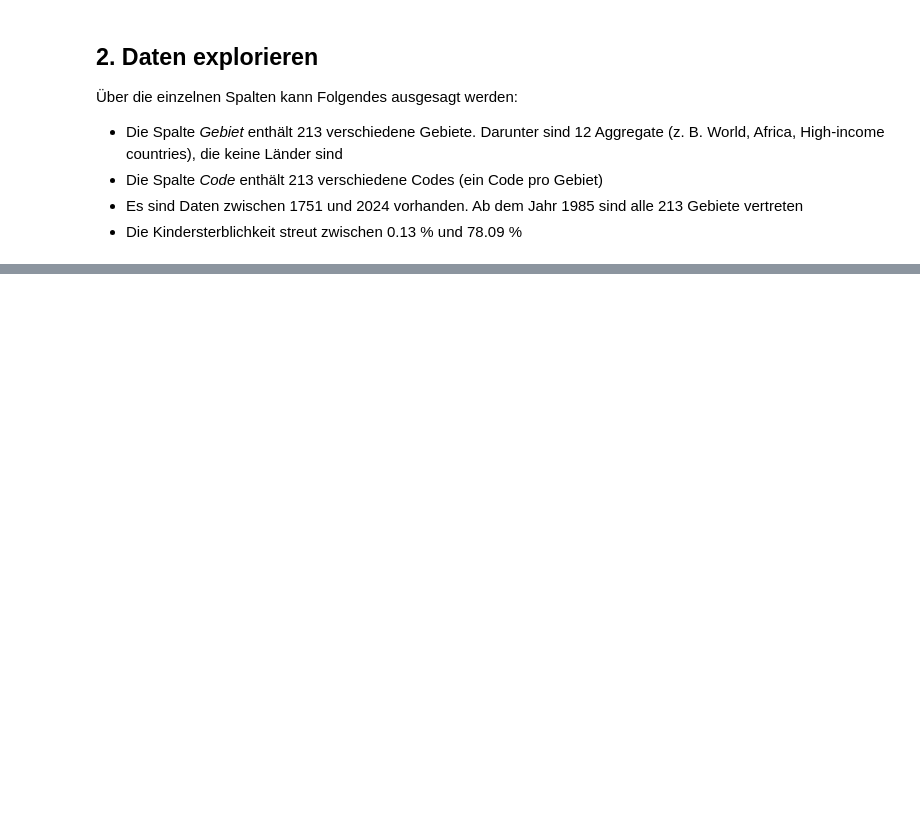
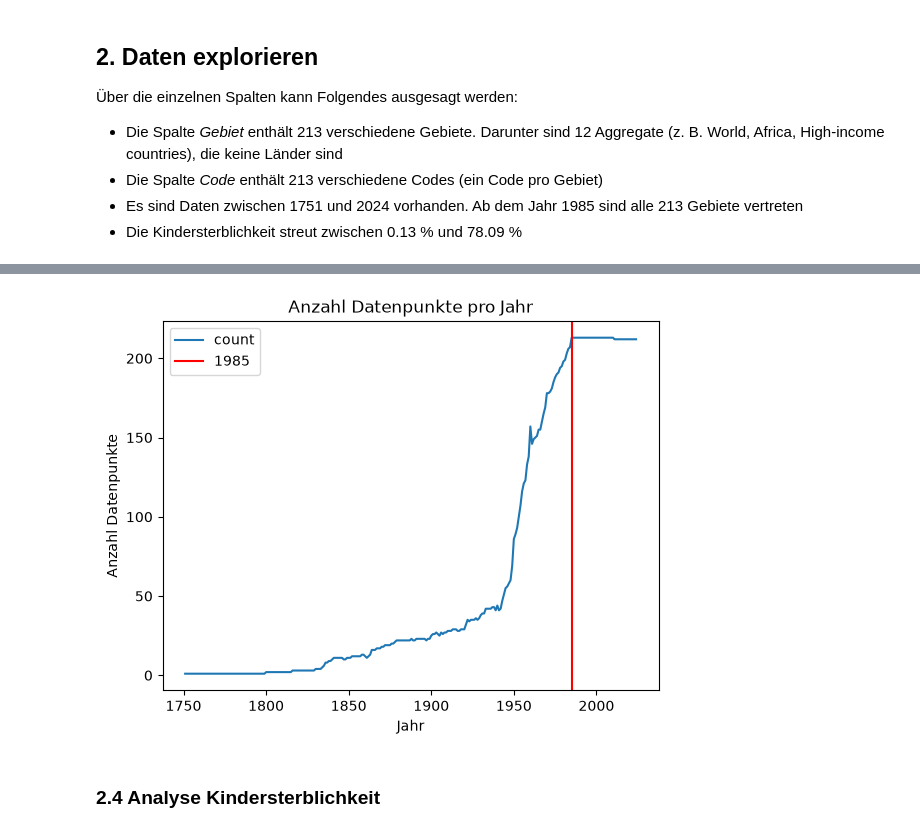
Before and after one commit to lissisar/Kindersterblichkeit-Datenanalyse, a Jupyter notebook: Kindersterblichkeit.ipynb, the cells around one changed output, grey strips where cells are left out. Cells and saved outputs as stored; diff of their text form; code cells hidden in the pictures; blank space fills up the shorter version.

```diff
--- a/Kindersterblichkeit.ipynb
+++ b/Kindersterblichkeit.ipynb
@@ -43,0 +148,10 @@ NameError: name 'df' is not defined
+# %%
+# Jahre mit maximaler Anzahl Datenpunkte (212)
+g = df['Jahr'].value_counts().sort_index().plot(xlabel='Jahr', ylabel='Anzahl Datenpunkte',
+                                                title='Anzahl Datenpunkte pro Jahr')
+g.axvline(x=1985, color='red', label='1985')  # ab hier sind alle Gebiete enthalten
+g.legend();
+# %% [output]
+[figure, added]
+# %% [markdown]
+### 2.4 Analyse Kindersterblichkeit
```
Also changed, not shown: parts of 19 cells of this notebook.
